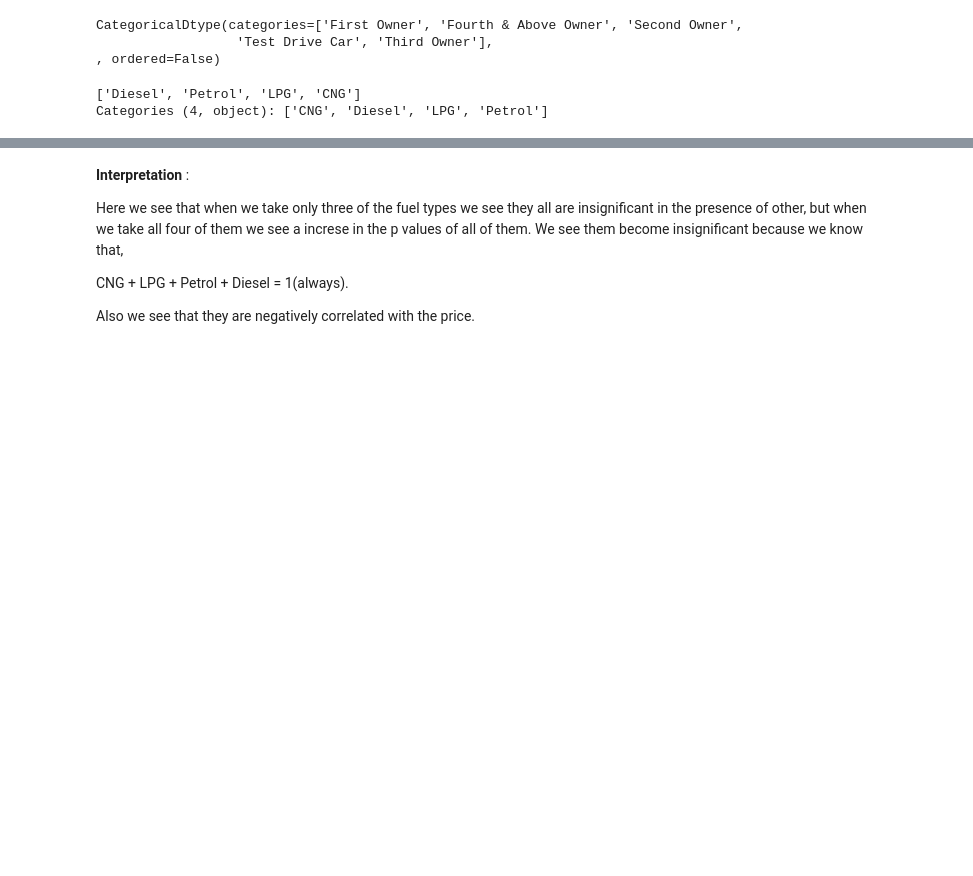
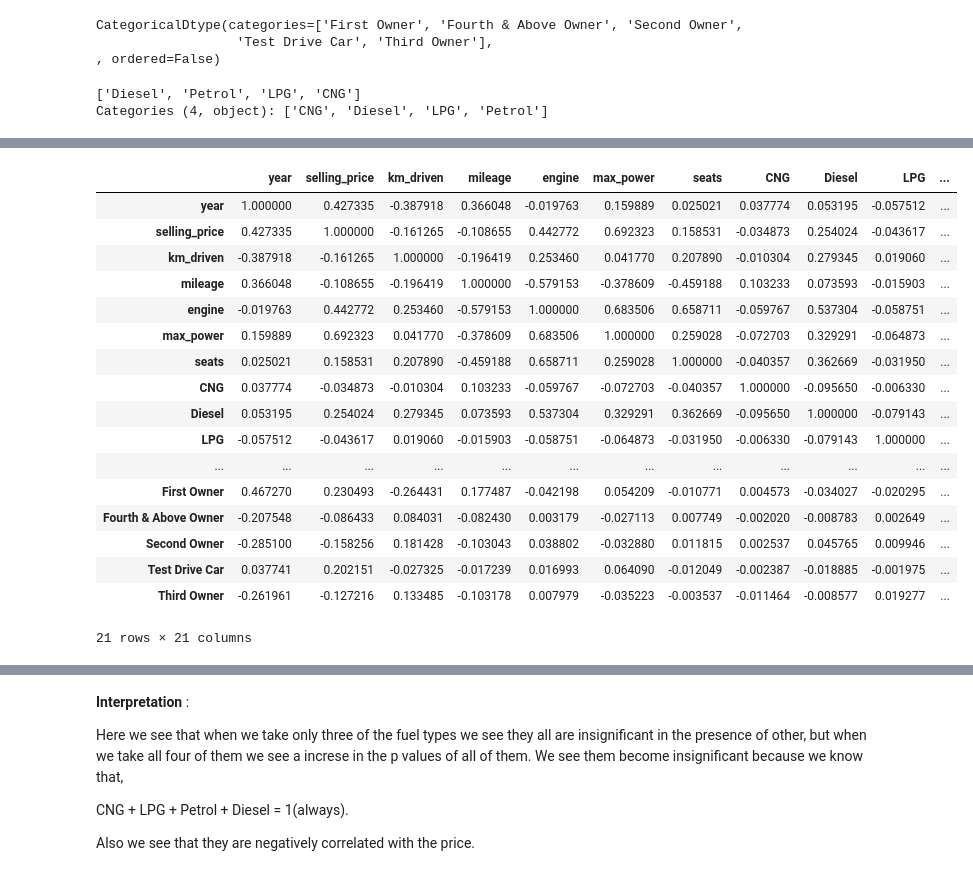
Before and after one commit to haverstein/CarDekho-Analysis, a Jupyter notebook: Copy_of_CarDekho_Analysis.ipynb, the cells around one changed output, grey strips where cells are left out. Cells and saved outputs as stored; diff of their text form; code cells hidden in the pictures; blank space fills up the shorter version.

```diff
--- a/Copy_of_CarDekho_Analysis.ipynb
+++ b/Copy_of_CarDekho_Analysis.ipynb
@@ -228,0 +287,22 @@ df.head()
+# %%
+# sns.heatmap(df.corr(),cmap='')
+df.corr()
+# %% [output]
+|  | year | selling_price | km_driven | mileage | engine | max_power | seats | CNG | Diesel | LPG | ... |
+| year | 1.000000 | 0.427335 | -0.387918 | 0.366048 | -0.019763 | 0.159889 | 0.025021 | 0.037774 | 0.053195 | -0.057512 | ... |
+| selling_price | 0.427335 | 1.000000 | -0.161265 | -0.108655 | 0.442772 | 0.692323 | 0.158531 | -0.034873 | 0.254024 | -0.043617 | ... |
+| km_driven | -0.387918 | -0.161265 | 1.000000 | -0.196419 | 0.253460 | 0.041770 | 0.207890 | -0.010304 | 0.279345 | 0.019060 | ... |
+| mileage | 0.366048 | -0.108655 | -0.196419 | 1.000000 | -0.579153 | -0.378609 | -0.459188 | 0.103233 | 0.073593 | -0.015903 | ... |
+| engine | -0.019763 | 0.442772 | 0.253460 | -0.579153 | 1.000000 | 0.683506 | 0.658711 | -0.059767 | 0.537304 | -0.058751 | ... |
+| max_power | 0.159889 | 0.692323 | 0.041770 | -0.378609 | 0.683506 | 1.000000 | 0.259028 | -0.072703 | 0.329291 | -0.064873 | ... |
+| seats | 0.025021 | 0.158531 | 0.207890 | -0.459188 | 0.658711 | 0.259028 | 1.000000 | -0.040357 | 0.362669 | -0.031950 | ... |
+| CNG | 0.037774 | -0.034873 | -0.010304 | 0.103233 | -0.059767 | -0.072703 | -0.040357 | 1.000000 | -0.095650 | -0.006330 | ... |
+| Diesel | 0.053195 | 0.254024 | 0.279345 | 0.073593 | 0.537304 | 0.329291 | 0.362669 | -0.095650 | 1.000000 | -0.079143 | ... |
+| LPG | -0.057512 | -0.043617 | 0.019060 | -0.015903 | -0.058751 | -0.064873 | -0.031950 | -0.006330 | -0.079143 | 1.000000 | ... |
+| ... | ... | ... | ... | ... | ... | ... | ... | ... | ... | ... | ... |
+| First Owner | 0.467270 | 0.230493 | -0.264431 | 0.177487 | -0.042198 | 0.054209 | -0.010771 | 0.004573 | -0.034027 | -0.020295 | ... |
+| Fourth & Above Owner | -0.207548 | -0.086433 | 0.084031 | -0.082430 | 0.003179 | -0.027113 | 0.007749 | -0.002020 | -0.008783 | 0.002649 | ... |
+| Second Owner | -0.285100 | -0.158256 | 0.181428 | -0.103043 | 0.038802 | -0.032880 | 0.011815 | 0.002537 | 0.045765 | 0.009946 | ... |
+| Test Drive Car | 0.037741 | 0.202151 | -0.027325 | -0.017239 | 0.016993 | 0.064090 | -0.012049 | -0.002387 | -0.018885 | -0.001975 | ... |
+| Third Owner | -0.261961 | -0.127216 | 0.133485 | -0.103178 | 0.007979 | -0.035223 | -0.003537 | -0.011464 | -0.008577 | 0.019277 | ... |
+21 rows × 21 columns
```
Also changed, not shown: parts of 25 cells of this notebook.
